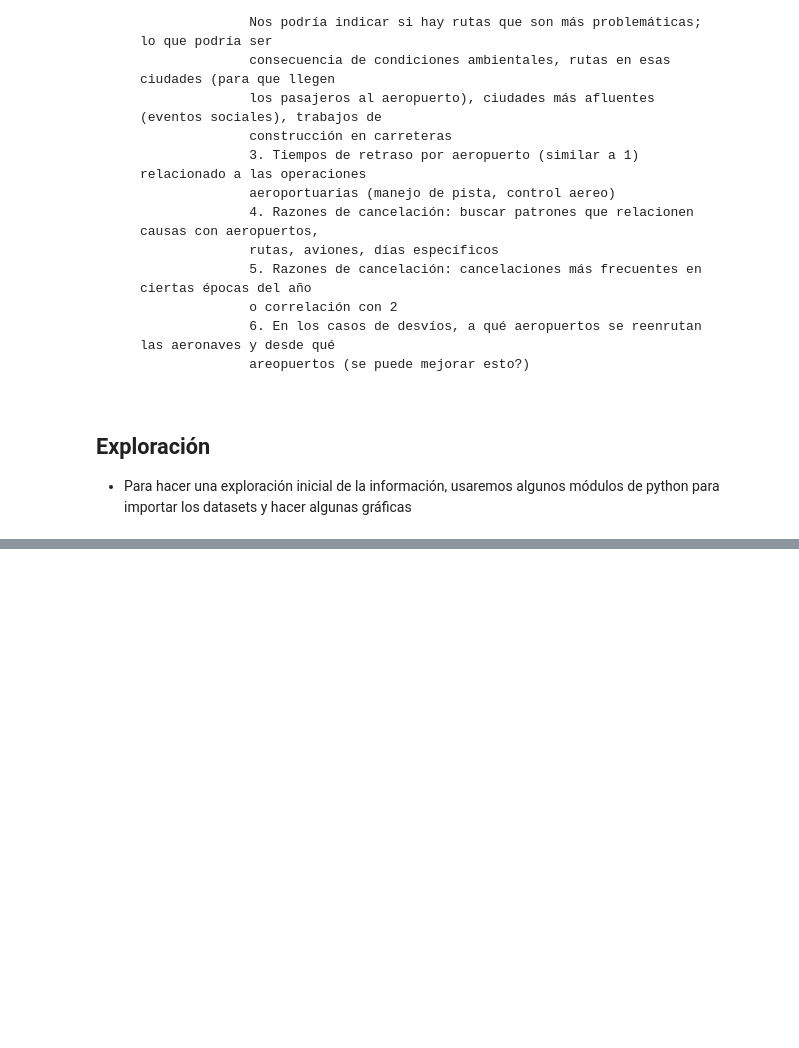
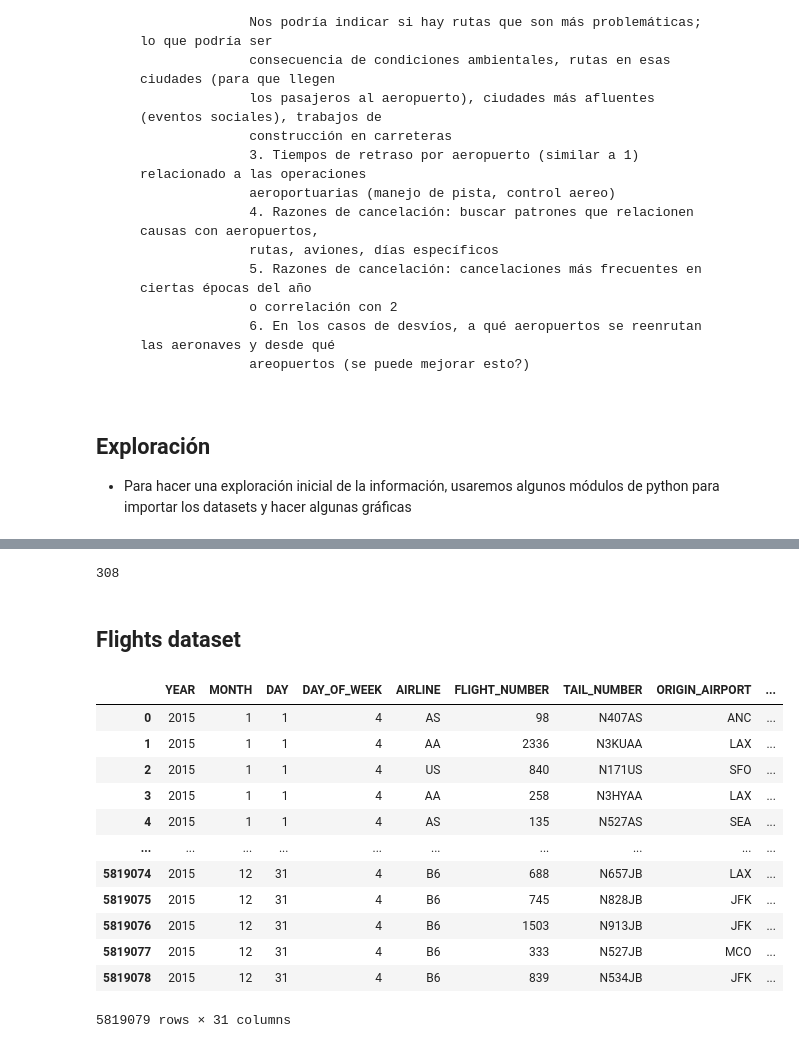
Before and after one commit to i0nathan/unaqds, a Jupyter notebook: flight_delay_prediction.ipynb, the cells around one changed output, grey strips where cells are left out. Drawn from its saved outputs; the diff is of its cells as text; code cells hidden in the pictures; blank space fills up the shorter version.

Commit message:
Added initial exploration of datasets

```diff
--- a/flight_delay_prediction.ipynb
+++ b/flight_delay_prediction.ipynb
@@ -56,0 +101,22 @@ ModuleNotFoundError: No module named 'pandas'
+# %%
+len(airport_df['CITY'].unique())
+# %% [output]
+308
+# %% [markdown]
+## Flights dataset
+# %%
+flight_df
+# %% [output]
+|  | YEAR | MONTH | DAY | DAY_OF_WEEK | AIRLINE | FLIGHT_NUMBER | TAIL_NUMBER | ORIGIN_AIRPORT | ... |
+| 0 | 2015 | 1 | 1 | 4 | AS | 98 | N407AS | ANC | ... |
+| 1 | 2015 | 1 | 1 | 4 | AA | 2336 | N3KUAA | LAX | ... |
+| 2 | 2015 | 1 | 1 | 4 | US | 840 | N171US | SFO | ... |
+| 3 | 2015 | 1 | 1 | 4 | AA | 258 | N3HYAA | LAX | ... |
+| 4 | 2015 | 1 | 1 | 4 | AS | 135 | N527AS | SEA | ... |
+| ... | ... | ... | ... | ... | ... | ... | ... | ... | ... |
+| 5819074 | 2015 | 12 | 31 | 4 | B6 | 688 | N657JB | LAX | ... |
+| 5819075 | 2015 | 12 | 31 | 4 | B6 | 745 | N828JB | JFK | ... |
+| 5819076 | 2015 | 12 | 31 | 4 | B6 | 1503 | N913JB | JFK | ... |
+| 5819077 | 2015 | 12 | 31 | 4 | B6 | 333 | N527JB | MCO | ... |
+| 5819078 | 2015 | 12 | 31 | 4 | B6 | 839 | N534JB | JFK | ... |
+5819079 rows × 31 columns
```
Also changed, not shown: parts of 14 cells of this notebook, 1 other file.
